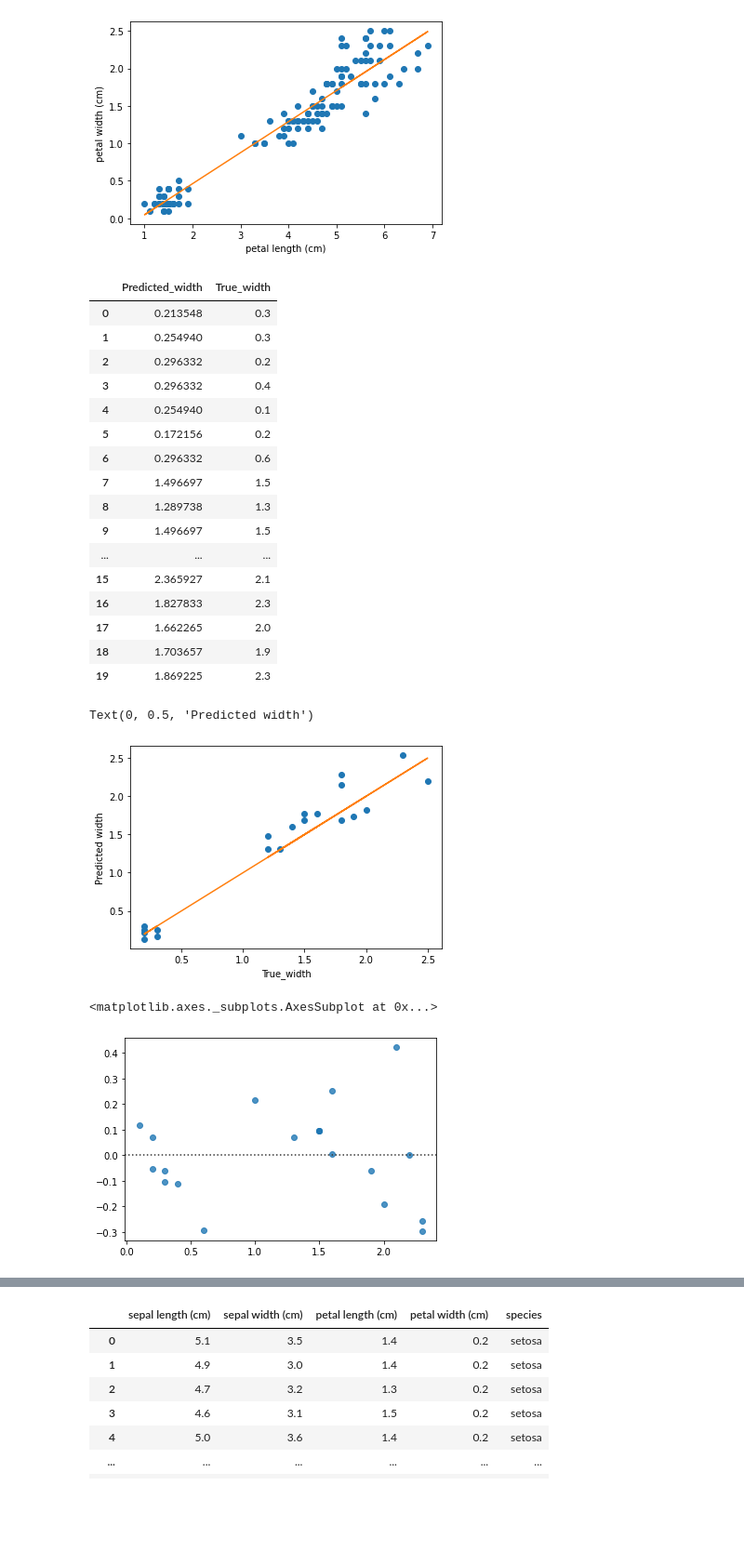
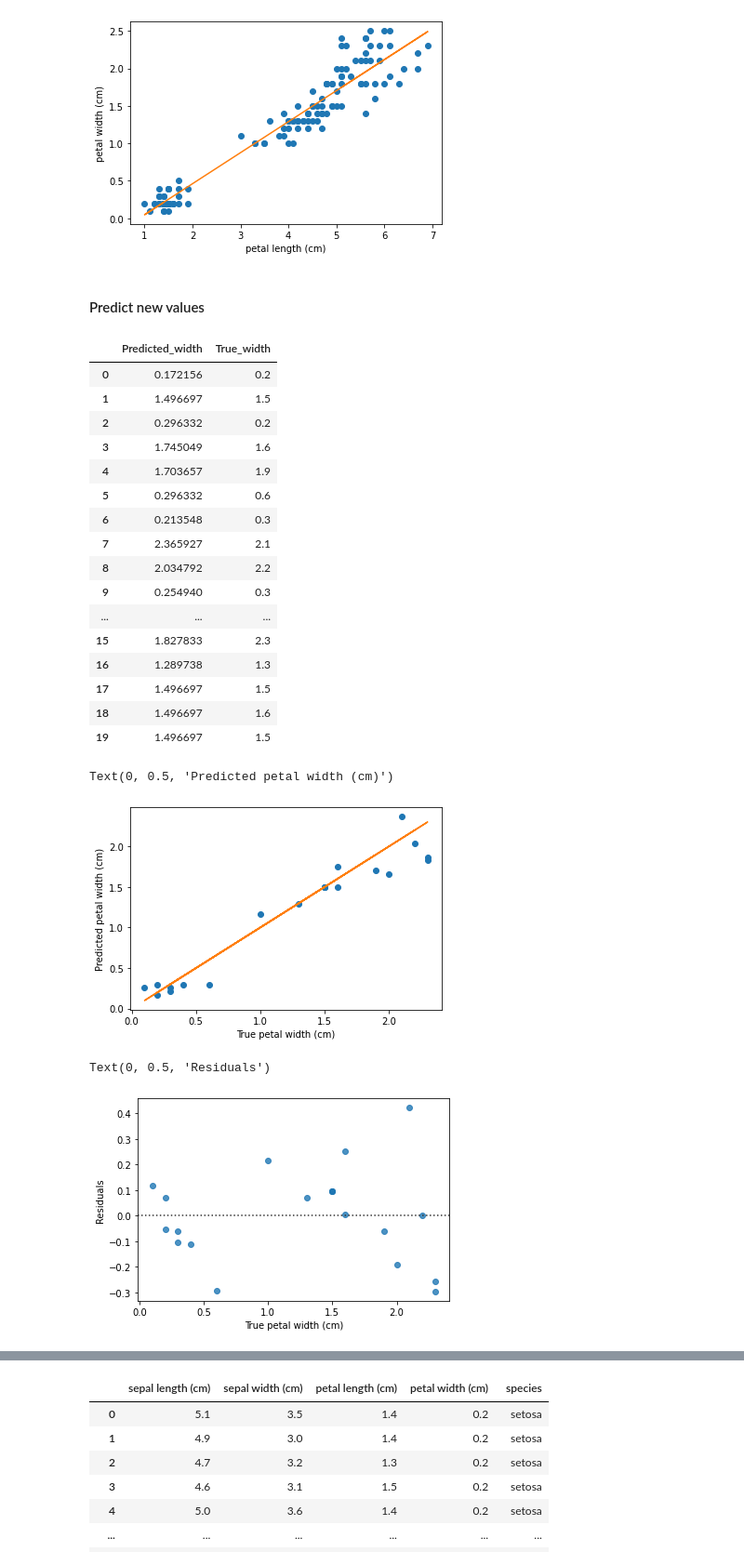
Before and after one commit to IvoLeist/ml_cnag-crg_course, a Jupyter notebook: day2/ML_course_CNAG_CRG_day2.ipynb, the cells around one changed output, grey strips where cells are left out. Shown at 93% size. Cells and saved outputs as stored; diff of their text form; code cells hidden in the pictures; blank space fills up the shorter version.

```diff
--- a/day2/ML_course_CNAG_CRG_day2.ipynb
+++ b/day2/ML_course_CNAG_CRG_day2.ipynb
@@ -275,16 +283,15 @@ random.seed(20)
 # sample 20 row numbers to use as test set
 rows_test = random.sample(range(0,pet_len.shape[0]),20)
 
-# get the remaining row numbers as training set
-rows_train = np.setxor1d(rows_test, list(range(0, pet_len.shape[0])))
+# split predictor variable into test and training set
+pet_len_test = pet_len[rows_test]
+pet_len_train = np.delete(pet_len, rows_test)[:,np.newaxis]
 
-# split predictor variable into test and training set
-pet_len_train = np.delete(pet_len, rows_test)[:,np.newaxis]
-pet_len_test = np.delete(pet_len, rows_train)[:,np.newaxis]
 
 # split response variable into test and training set
+pet_wid_test = pet_wid[rows_test]
 pet_wid_train = np.delete(pet_wid, rows_test)[:, np.newaxis]
-pet_wid_test = np.delete(pet_wid, rows_train)[:,np.newaxis]
+
 
 print("Training set has {} observations and test set has {}".format(pet_len_train.shape[0], pet_len_test.shape[0]))
 # %% [output]
@@ -306,45 +328,49 @@ plt.ylabel("petal width (cm)")
 # %% [output]
 Text(0, 0.5, 'petal width (cm)')
 [figure]
+# %% [markdown]
+#### Predict new values
 # %%
 # make predictions on the test set
 pet_wid_pred = regres_pet.predict(pet_len_test)
 
 # create data frame with predicted and true values
-pred_table_wid = pd.DataFrame.from_dict({'Predicted_width': pet_wid_pred.flatten(), 'True_width': pet_wid_test.flatten()})
+pred_table_wid = pd.DataFrame({'Predicted_width': pet_wid_pred.flatten(), 'True_width': pet_wid_test.flatten()})
 
 # print data frame
 pred_table_wid
 # %% [output]
 |  | Predicted_width | True_width |
-| 0 | 0.213548 | 0.3 |
-| 1 | 0.254940 | 0.3 |
+| 0 | 0.172156 | 0.2 |
+| 1 | 1.496697 | 1.5 |
 | 2 | 0.296332 | 0.2 |
-| 3 | 0.296332 | 0.4 |
-| 4 | 0.254940 | 0.1 |
-| 5 | 0.172156 | 0.2 |
-| 6 | 0.296332 | 0.6 |
-| 7 | 1.496697 | 1.5 |
-| 8 | 1.289738 | 1.3 |
-| 9 | 1.496697 | 1.5 |
+| 3 | 1.745049 | 1.6 |
+| 4 | 1.703657 | 1.9 |
+| 5 | 0.296332 | 0.6 |
+| 6 | 0.213548 | 0.3 |
+| 7 | 2.365927 | 2.1 |
+| 8 | 2.034792 | 2.2 |
+| 9 | 0.254940 | 0.3 |
 | ... | ... | ... |
-| 15 | 2.365927 | 2.1 |
-| 16 | 1.827833 | 2.3 |
-| 17 | 1.662265 | 2.0 |
-| 18 | 1.703657 | 1.9 |
-| 19 | 1.869225 | 2.3 |
+| 15 | 1.827833 | 2.3 |
+| 16 | 1.289738 | 1.3 |
+| 17 | 1.496697 | 1.5 |
+| 18 | 1.496697 | 1.6 |
+| 19 | 1.496697 | 1.5 |
 # %%
-# Make scatter plot of predicted vs true sepal width
+# Make scatter plot of predicted vs true petal width
 plt.plot(pet_wid_test, pet_wid_pred, 'o')
 plt.plot(pet_wid_test, pet_wid_test)
-plt.xlabel('True_width')
-plt.ylabel('Predicted width')
+plt.xlabel('True petal width (cm)')
+plt.ylabel('Predicted petal width (cm)')
 # %% [output]
-Text(0, 0.5, 'Predicted width')
+Text(0, 0.5, 'Predicted petal width (cm)')
-[figure, old version]
+[figure, new version]
 # %%
 # make residuals plot
 sns.residplot(pet_wid_test, pet_wid_pred)
+plt.xlabel("True petal width (cm)")
+plt.ylabel("Residuals")
 # %% [output]
-<matplotlib.axes._subplots.AxesSubplot at 0x...>
+Text(0, 0.5, 'Residuals')
-[figure, old version]
+[figure, new version]
```
Also changed, not shown: parts of 167 cells of this notebook.
